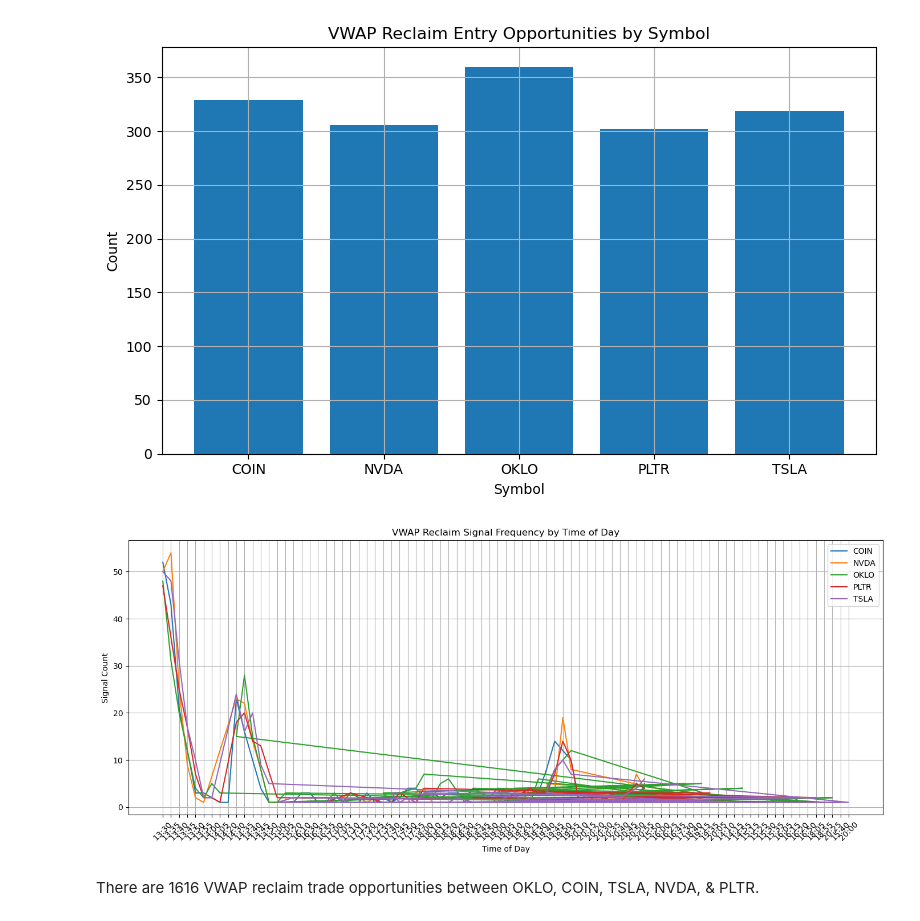
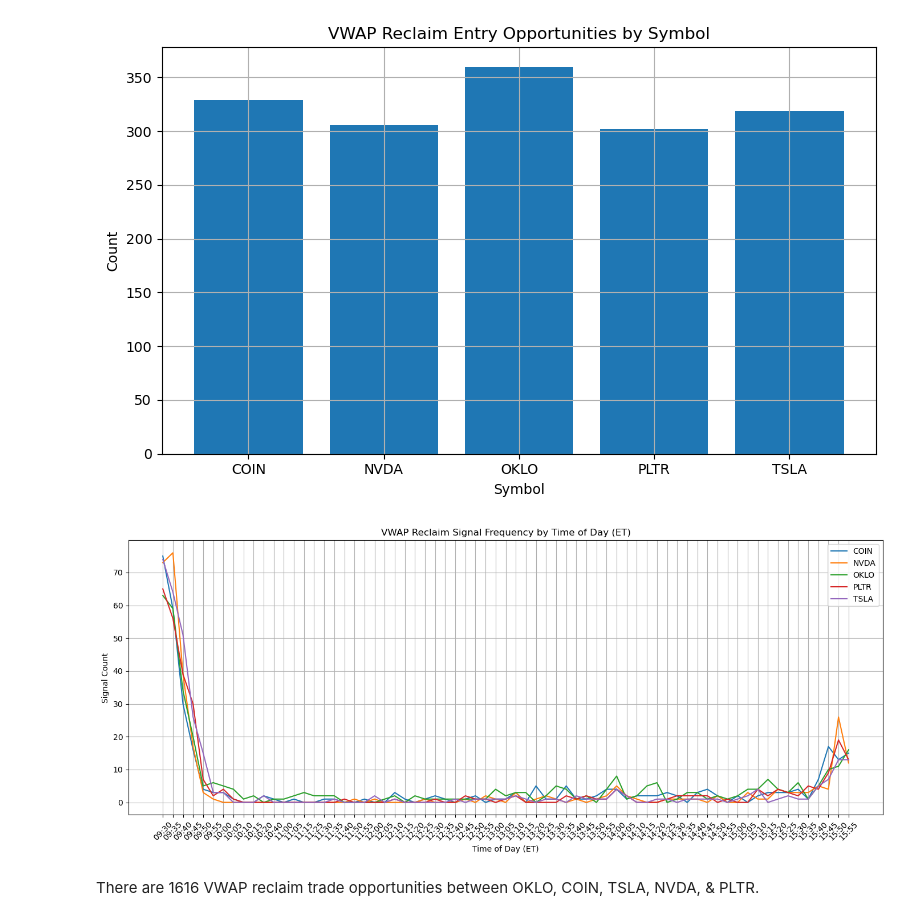
Before and after one commit to navanodonavan/Adaptive_Scalping_Parameter_Optimizer_ML_MSAAI590, a Jupyter notebook: 0.1 EDA Feature Engineering.ipynb, the cells around one changed output. Drawn from its saved outputs; the diff is of its cells as text; code cells hidden in the pictures.

Commit message:
updating vwap reclaim simulation and charts

```diff
--- a/0.1 EDA Feature Engineering.ipynb
+++ b/0.1 EDA Feature Engineering.ipynb
@@ -82,8 +82,8 @@ df["date_ny"] = df["ts_ny"].dt.date
 df["time_ny"] = df["ts_ny"].dt.time
 
 if REGULAR_SESSION_ONLY:
-    mask = (df["ts_ny"].dt.hour > 9) | ((df["ts_ny"].dt.hour == 9) & (df["ts_ny"].dt.minute >= 30))
-    mask &= (df["ts_ny"].dt.hour < 16)
+    t = df["ts_ny"].dt.time
+    mask = (t >= pd.to_datetime("09:30").time()) & (t <= pd.to_datetime("15:55").time())
     before = len(df)
     df = df.loc[mask].reset_index(drop=True)
     print(f"regular session rows kept: {len(df)} / {before}")
@@ -272,13 +262,10 @@ df["vwap_session"] = (
 prev_close = df.groupby("symbol")["close"].shift(1)
 
 tr = pd.concat(
-    [
-        (df["high"] - df["low"]).abs(),
-        (df["high"] - prev_close).abs(),
-        (df["low"] - prev_close).abs(),
-    ],
-    axis=1,
-).max(axis=1)
+    [(df["high"] - df["low"]).abs(),
+     (df["high"] - prev_close).abs(),
+     (df["low"] - prev_close).abs(),
+    ],axis=1,).max(axis=1)
 
 # use 12 for 2 hours
 df["atr_12"] = tr.groupby(df["symbol"]).rolling(12, min_periods=12).mean().reset_index(level=0, drop=True)
@@ -465,8 +468,8 @@ entries = pd.DataFrame({
     "symbol": df.loc[signal_idx, "symbol"].values,
     "i_signal": signal_idx,
     "i_entry": entry_idx,
-    "ts_signal": df.loc[signal_idx, "ts_ny"].values,
-    "ts_entry": df.loc[entry_idx, "ts_ny"].values,
+    "ts_signal": df.loc[signal_idx, "timestamp"].values,
+    "ts_entry": df.loc[entry_idx, "timestamp"].values,
     "entry_price": df.loc[entry_idx, "open"].values,
 })
 
@@ -519,28 +522,38 @@ plt.show()
 # %%
 # visualize VWAP Reclaim entries by Time of Day
 temp_entries = entries.copy()
-temp_entries["hour_min"] = pd.to_datetime(temp_entries["ts_signal"]).dt.strftime("%H:%M")
+temp_entries["hour_min"] = (
+    pd.to_datetime(temp_entries["ts_signal"], utc=True)
+    .dt.tz_convert("America/New_York")
+    .dt.strftime("%H:%M")
+)
 
 entry_tod = (
     temp_entries.groupby(["symbol", "hour_min"])
     .size()
     .reset_index(name="count")
 )
 
+all_times = sorted(entry_tod["hour_min"].unique())
+
 plt.figure(figsize=(14, 6))
 for sym in sorted(entry_tod["symbol"].unique()):
-    d = entry_tod[entry_tod["symbol"] == sym]
-    plt.plot(d["hour_min"], d["count"], label=sym)
+    d = (
+        entry_tod[entry_tod["symbol"] == sym]
+        .set_index("hour_min")["count"]
+        .reindex(all_times, fill_value=0)
+    )
+    plt.plot(d.index, d.values, label=sym)
 
-plt.title("VWAP Reclaim Signal Frequency by Time of Day")
-plt.xlabel("Time of Day")
+plt.title("VWAP Reclaim Signal Frequency by Time of Day (ET)")
+plt.xlabel("Time of Day (ET)")
 plt.ylabel("Signal Count")
 plt.legend()
 plt.xticks(rotation=45)
 plt.tight_layout()
 plt.show()
 # %% [output]
-[figure, old version]
+[figure, new version]
 # %% [markdown]
 There are 1616 VWAP reclaim trade opportunities between OKLO, COIN, TSLA, NVDA, & PLTR.
 # %% [markdown]
```
Also changed, not shown: parts of 8 cells of this notebook.
